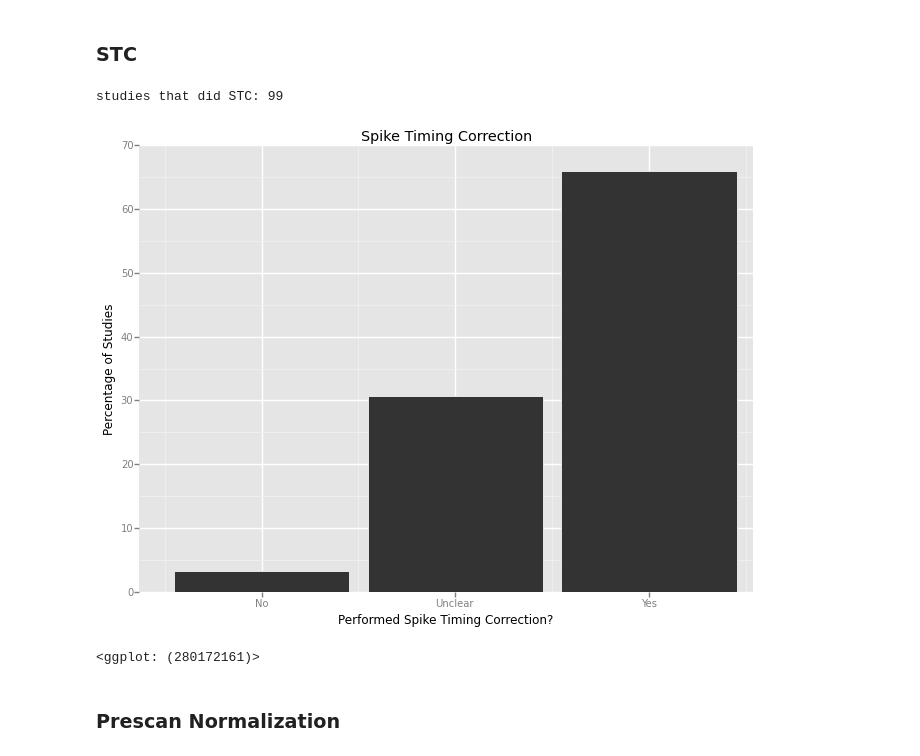
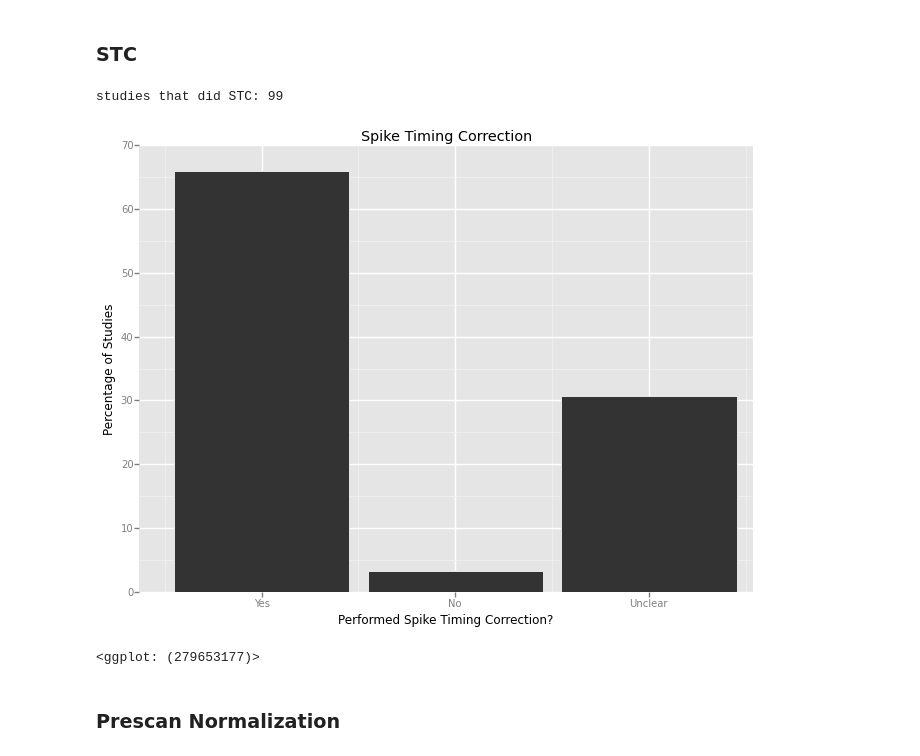
Before and after one commit to simpace/processing-scripts, a Jupyter notebook: simpace/simpace_litreview/simpace_litreview.ipynb, the cells around one changed output. Saved outputs shown, nothing was run; the diff lists cells and outputs as text; code cells hidden in the pictures.

```diff
--- a/simpace/simpace_litreview/simpace_litreview.ipynb
+++ b/simpace/simpace_litreview/simpace_litreview.ipynb
@@ -52,24 +53,25 @@ smoothing stdev: 1.46470212802
 # %%
 #find number of studies that did STC or were unclear
 print 'studies that did STC:', data['STC'].value_counts()['Y']
 
 plotdata=data.groupby(['STC']).aggregate(np.count_nonzero).reset_index()
 plotdata['STC_percentage'] = plotdata['name']/NStudies * 100
 plotdata.replace(to_replace = 'N', value = 'No', inplace = True)
 plotdata.replace(to_replace = 'Y', value = 'Yes', inplace = True)
 plotdata.replace(to_replace = 'U', value = 'Unclear', inplace = True)
 
-STC_plot = ggplot(aes(x='STC', y='STC_percentage'), data = plotdata) + geom_bar(stat='bar') \
-+ labs(x = 'Performed Slice Timing Correction?') + labs(y = 'Percentage of Studies') \
-+ ggtitle('Slice Timing Correction')\
+list_of_labels =['Yes', 'No', 'Unclear']
+STC_plot = ggplot(aes(x='STC', y='STC_percentage'), data = plotdata) + geom_bar(stat='bar', labels = list_of_labels) \
++ labs(x = 'Performed Spike Timing Correction?') + labs(y = 'Percentage of Studies') \
++ ggtitle('Spike Timing Correction')\
 
 print STC_plot
 
 ggsave(filename="STC_percentage_plot.png",plot=STC_plot, width = 4, height = 4)
 # %% [output]
 studies that did STC: 99
-[figure, old version]
+[figure, new version]
-<ggplot: (280172161)>
+<ggplot: (279653177)>
 # %% [markdown]
 ### Prescan Normalization
 # %%
```
Also changed, not shown: parts of 10 cells of this notebook, 12 other files.
